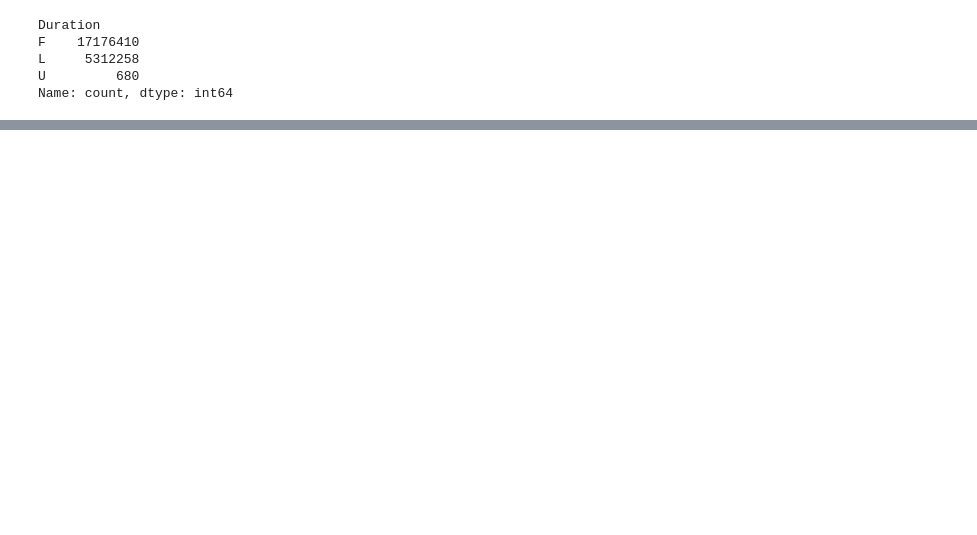
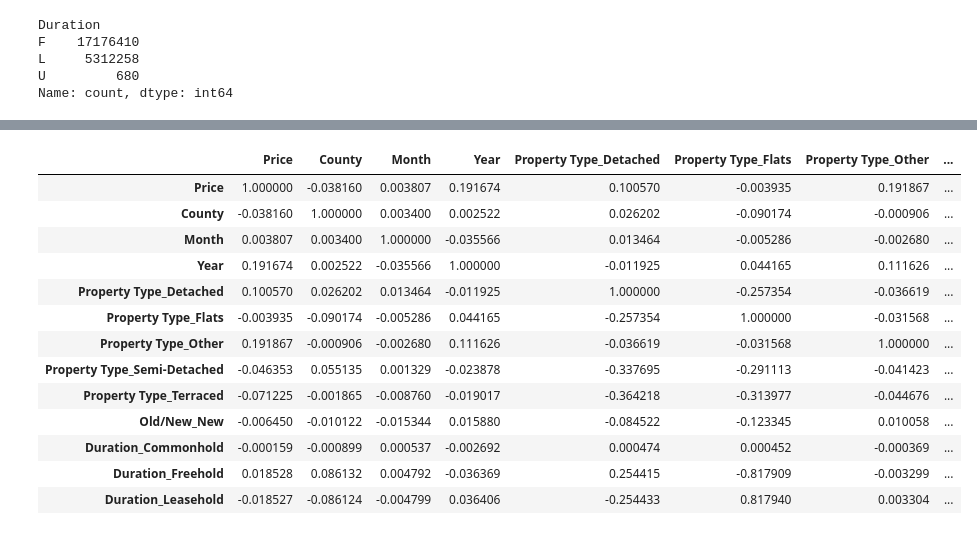
Before and after one commit to osoisi/US-House-Prediction-p1, a Jupyter notebook: UK Land Registry Transactions.ipynb, the cells around one changed output, grey strips where cells are left out. Cells and saved outputs as stored; diff of their text form; code cells hidden in the pictures; blank space fills up the shorter version.

```diff
--- a/UK Land Registry Transactions.ipynb
+++ b/UK Land Registry Transactions.ipynb
@@ -106,0 +254,17 @@ df['Duration']=df['Duration'].map(duration_map)
+# %%
+df.corr()
+# %% [output]
+|  | Price | County | Month | Year | Property Type_Detached | Property Type_Flats | Property Type_Other | ... |
+| Price | 1.000000 | -0.038160 | 0.003807 | 0.191674 | 0.100570 | -0.003935 | 0.191867 | ... |
+| County | -0.038160 | 1.000000 | 0.003400 | 0.002522 | 0.026202 | -0.090174 | -0.000906 | ... |
+| Month | 0.003807 | 0.003400 | 1.000000 | -0.035566 | 0.013464 | -0.005286 | -0.002680 | ... |
+| Year | 0.191674 | 0.002522 | -0.035566 | 1.000000 | -0.011925 | 0.044165 | 0.111626 | ... |
+| Property Type_Detached | 0.100570 | 0.026202 | 0.013464 | -0.011925 | 1.000000 | -0.257354 | -0.036619 | ... |
+| Property Type_Flats | -0.003935 | -0.090174 | -0.005286 | 0.044165 | -0.257354 | 1.000000 | -0.031568 | ... |
+| Property Type_Other | 0.191867 | -0.000906 | -0.002680 | 0.111626 | -0.036619 | -0.031568 | 1.000000 | ... |
+| Property Type_Semi-Detached | -0.046353 | 0.055135 | 0.001329 | -0.023878 | -0.337695 | -0.291113 | -0.041423 | ... |
+| Property Type_Terraced | -0.071225 | -0.001865 | -0.008760 | -0.019017 | -0.364218 | -0.313977 | -0.044676 | ... |
+| Old/New_New | -0.006450 | -0.010122 | -0.015344 | 0.015880 | -0.084522 | -0.123345 | 0.010058 | ... |
+| Duration_Commonhold | -0.000159 | -0.000899 | 0.000537 | -0.002692 | 0.000474 | 0.000452 | -0.000369 | ... |
+| Duration_Freehold | 0.018528 | 0.086132 | 0.004792 | -0.036369 | 0.254415 | -0.817909 | -0.003299 | ... |
+| Duration_Leasehold | -0.018527 | -0.086124 | -0.004799 | 0.036406 | -0.254433 | 0.817940 | 0.003304 | ... |
```
Also changed, not shown: parts of 44 cells of this notebook.
